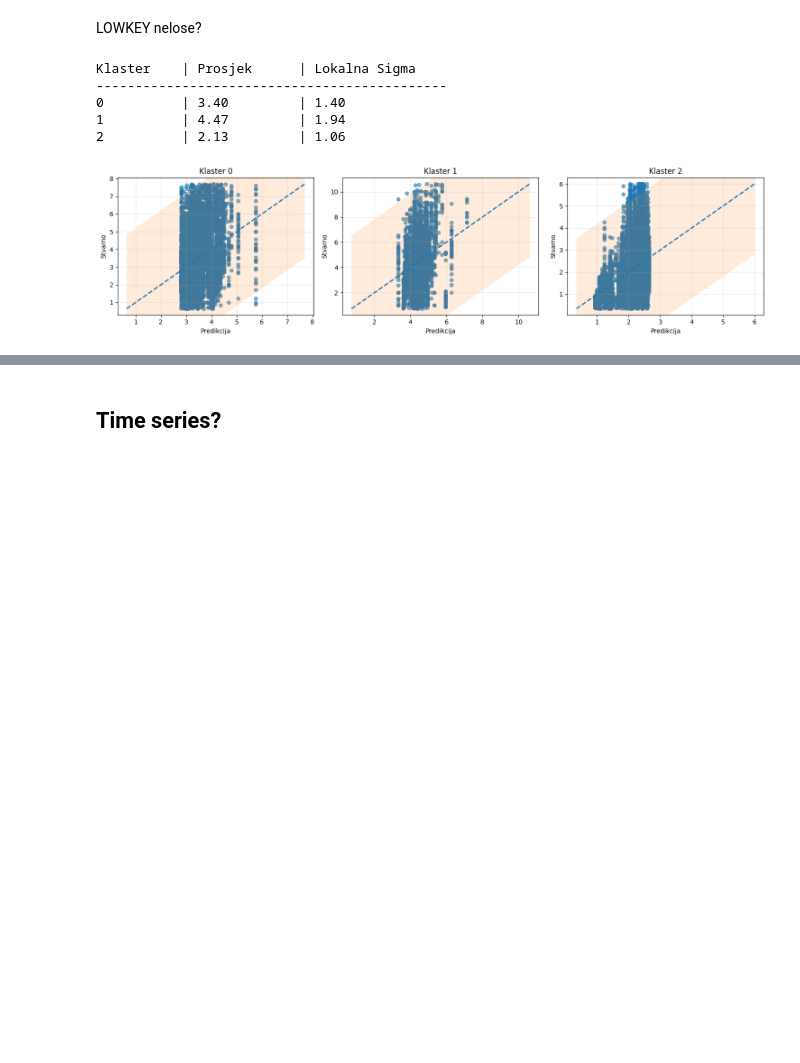
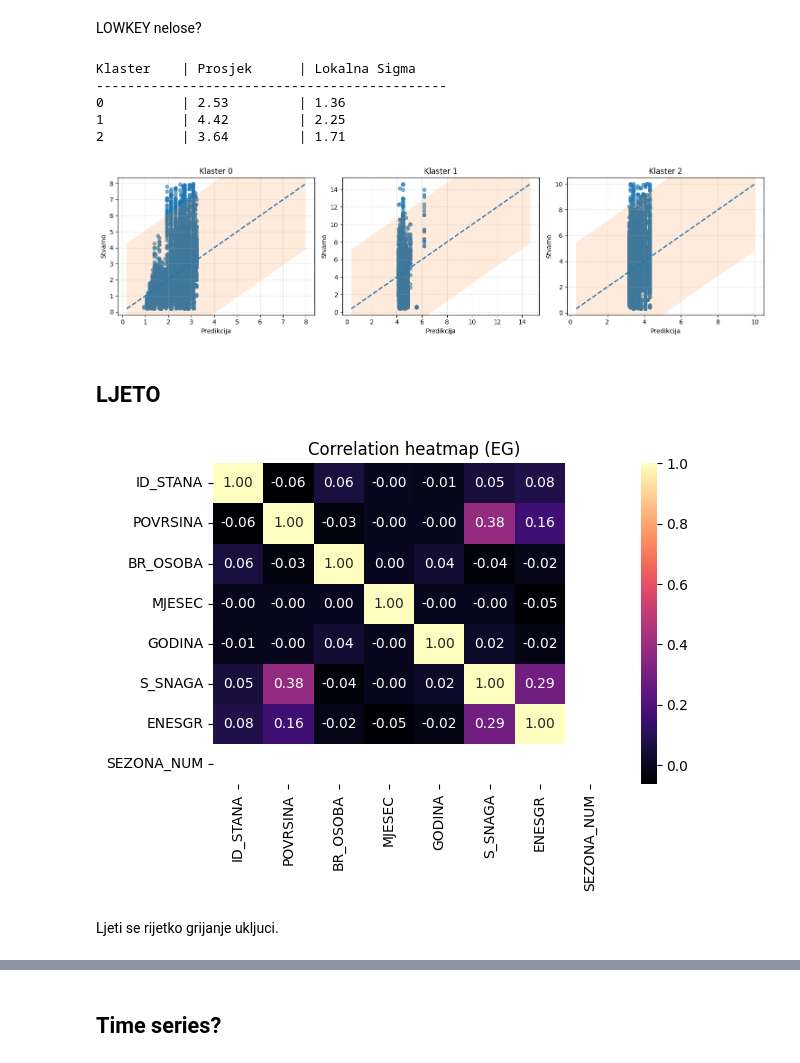
Before and after one commit to IvanDzanija/AnomalyDetection, a Jupyter notebook: notebooks/1EG.ipynb, the cells around one changed output, grey strips where cells are left out. Saved outputs shown, nothing was run; the diff lists cells and outputs as text; code cells hidden in the pictures; blank space fills up the shorter version.

```diff
--- a/notebooks/1EG.ipynb
+++ b/notebooks/1EG.ipynb
@@ -787,11 +802,23 @@ Pronadeno 262 ekstrema od 23894 zapisa (Sigma=1.73).
 # %% [markdown]
 LOWKEY nelose?
 # %%
-df_final_WIN = perform_cluster_regression(df_WIN, _features, 'ENESGR')
+df_final_WIN = perform_cluster_regression(df_WIN, _features, target, 0.01)
 # %% [output]
 Klaster    | Prosjek      | Lokalna Sigma
 ---------------------------------------------
-0          | 3.40         | 1.40
-1          | 4.47         | 1.94
-2          | 2.13         | 1.06
+0          | 2.53         | 1.36
+1          | 4.42         | 2.25
+2          | 3.64         | 1.71
-[figure, old version]
+[figure, new version]
+# %% [markdown]
+## LJETO
+# %%
+corr = df_SUM.corr(numeric_only=True)
+ax = sns.heatmap(corr, cmap="magma", annot=True, fmt=".2f")
+ax.set_title("Correlation heatmap (EG)")
+plt.tight_layout()
+plt.show()
+# %% [output]
+[figure, added]
+# %% [markdown]
+Ljeti se rijetko grijanje ukljuci.
```
Also changed, not shown: parts of 19 cells of this notebook.
